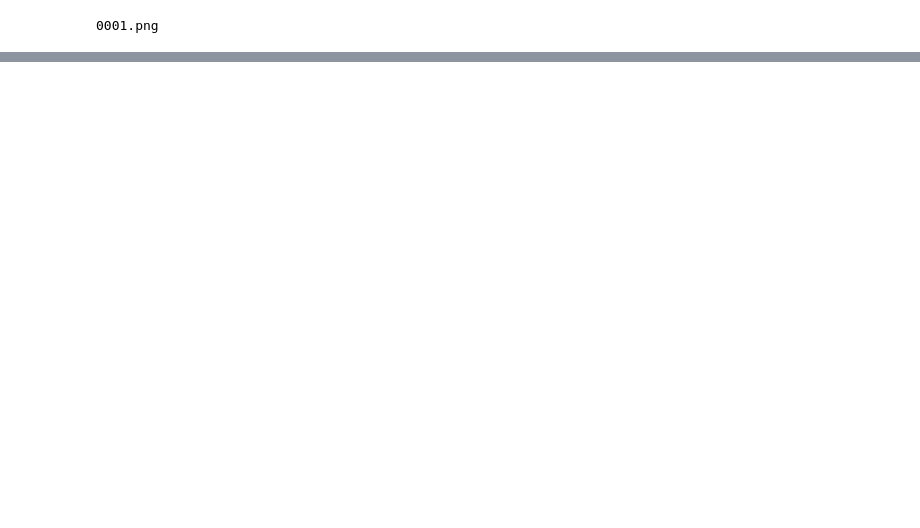
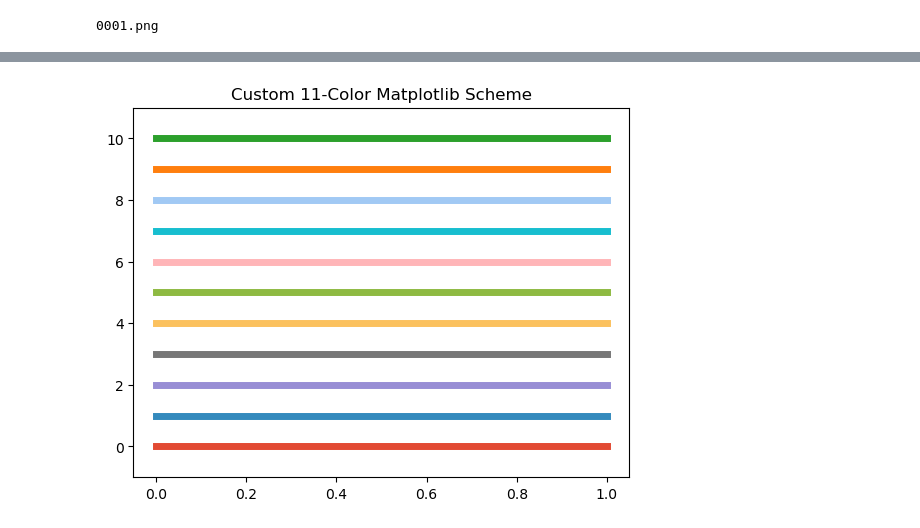
Before and after one commit to jorgenjen/sycl_popsift, a Jupyter notebook: data_visualization.ipynb, the cells around one changed output, grey strips where cells are left out. Saved outputs shown, nothing was run; the diff lists cells and outputs as text; code cells hidden in the pictures; blank space fills up the shorter version.

```diff
--- a/data_visualization.ipynb
+++ b/data_visualization.ipynb
@@ -214,0 +675,16 @@ print(times[0]/1000000)
+# %%
+import matplotlib.pyplot as plt
+import matplotlib as mpl
+
+# Set the custom color cycle
+mpl.rcParams['axes.prop_cycle'] = mpl.cycler(color=colors)
+
+# Example plot
+for i in range(11):
+    plt.plot([0, 1], [i, i], linewidth=5)
+
+plt.ylim(-1, 11)
+plt.title("Custom 11-Color Matplotlib Scheme")
+plt.show()
+# %% [output]
+[figure, added]
```
Also changed, not shown: parts of 45 cells of this notebook.
